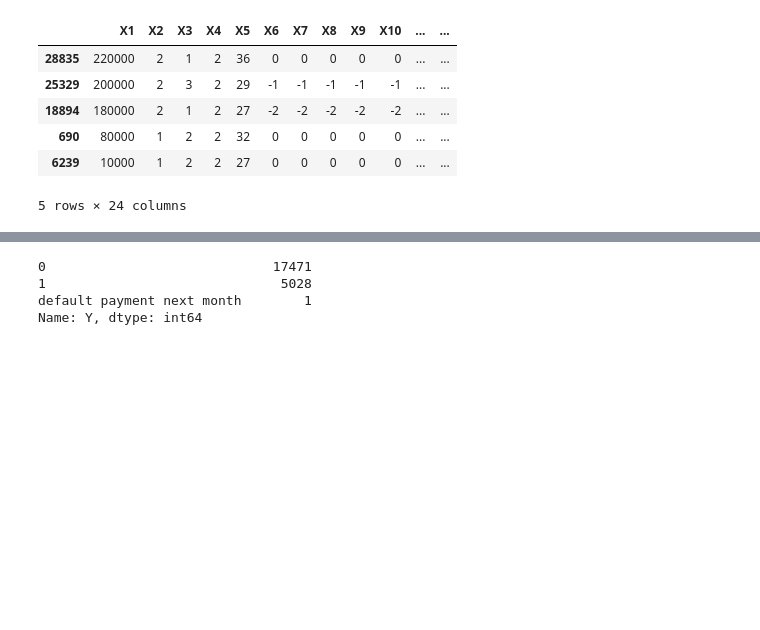
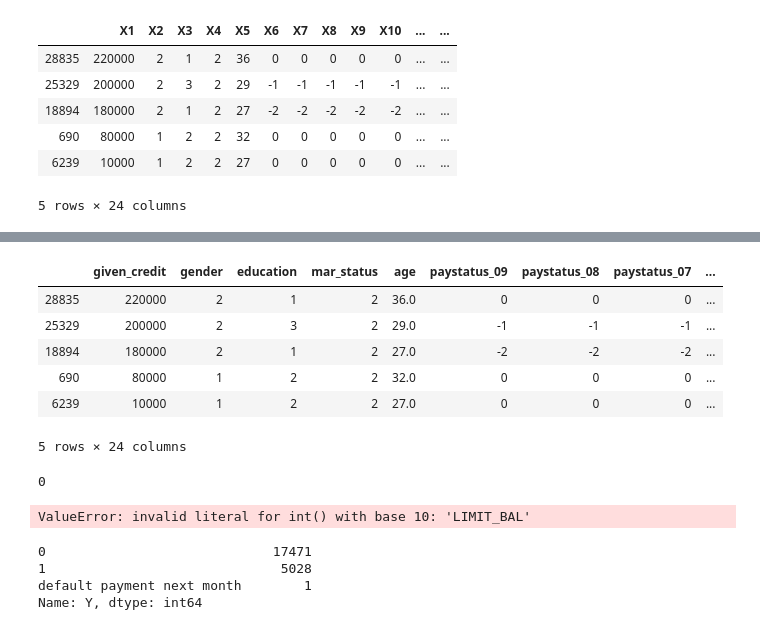
Before and after one commit to jvntra/nyc-mhtn-ds-062220-lectures, a Jupyter notebook: Mod_3/bake_off/classification-bakeoff-template.ipynb, the cells around one changed output, grey strips where cells are left out. Drawn from its saved outputs; the diff is of its cells as text; code cells hidden in the pictures; blank space fills up the shorter version.

```diff
--- a/Mod_3/bake_off/classification-bakeoff-template.ipynb
+++ b/Mod_3/bake_off/classification-bakeoff-template.ipynb
@@ -127,5 +127,5 @@ memory usage: 4.1+ MB
 # %%
-cols = ['X5', 'X12', 'X13', 'X14', 'X15', 'X16', 'X17', 'X18', 'X19', 'X20', 'X21', 'X22', 'X23']
+cols = ['X1','X2','X3','X4','X5','X6','X7','X8','X9','X10','X11', 'X12', 'X13', 'X14', 'X15', 'X16', 'X17', 'X18', 'X19', 'X20', 'X21', 'X22', 'X23','Y']
 
 df[cols] = df[cols].apply(pd.to_numeric, errors='coerce')
 # %%
@@ -141,3 +161,31 @@ df.head()
+# %%
+df.head()
+# %% [output]
+|  | given_credit | gender | education | mar_status | age | paystatus_09 | paystatus_08 | paystatus_07 | ... |
+| 28835 | 220000 | 2 | 1 | 2 | 36.0 | 0 | 0 | 0 | ... |
+| 25329 | 200000 | 2 | 3 | 2 | 29.0 | -1 | -1 | -1 | ... |
+| 18894 | 180000 | 2 | 1 | 2 | 27.0 | -2 | -2 | -2 | ... |
+| 690 | 80000 | 1 | 2 | 2 | 32.0 | 0 | 0 | 0 | ... |
+| 6239 | 10000 | 1 | 2 | 2 | 27.0 | 0 | 0 | 0 | ... |
+5 rows × 24 columns
+# %%
+df.paystatus_04.isnull().sum()
+# %% [output]
+0
+# %%
+df[['given_credit',
+    'gender','education',
+    'mar_status',
+    'age',
+    'paystatus_09',
+    'paystatus_08',
+    'paystatus_07',
+    'paystatus_06',
+    'paystatus_05',
+    'paystatus_04',
+    'defaulted']].astype('int')
+# %% [output]
+ValueError: invalid literal for int() with base 10: 'LIMIT_BAL'
 # %%
 df.Y.value_counts() # class imbalance in default.
 # %% [output]
```
Also changed, not shown: parts of 6 cells of this notebook, 3 other files.
